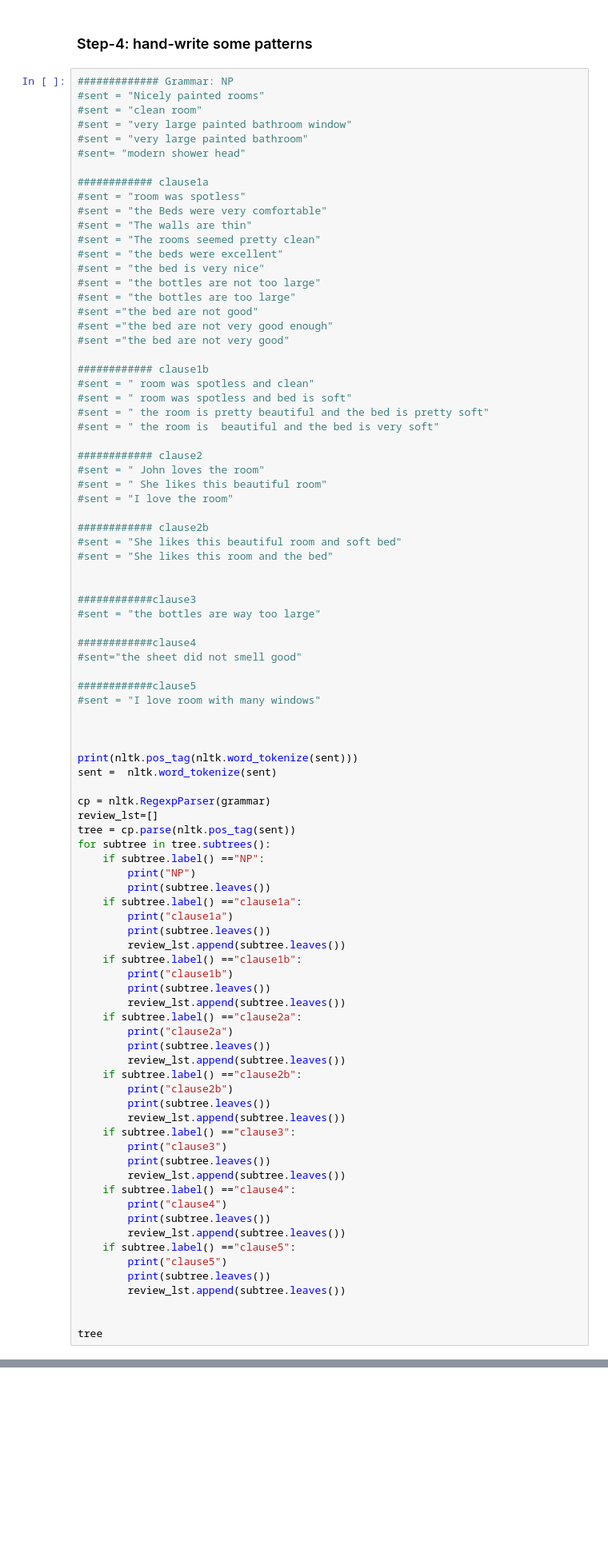
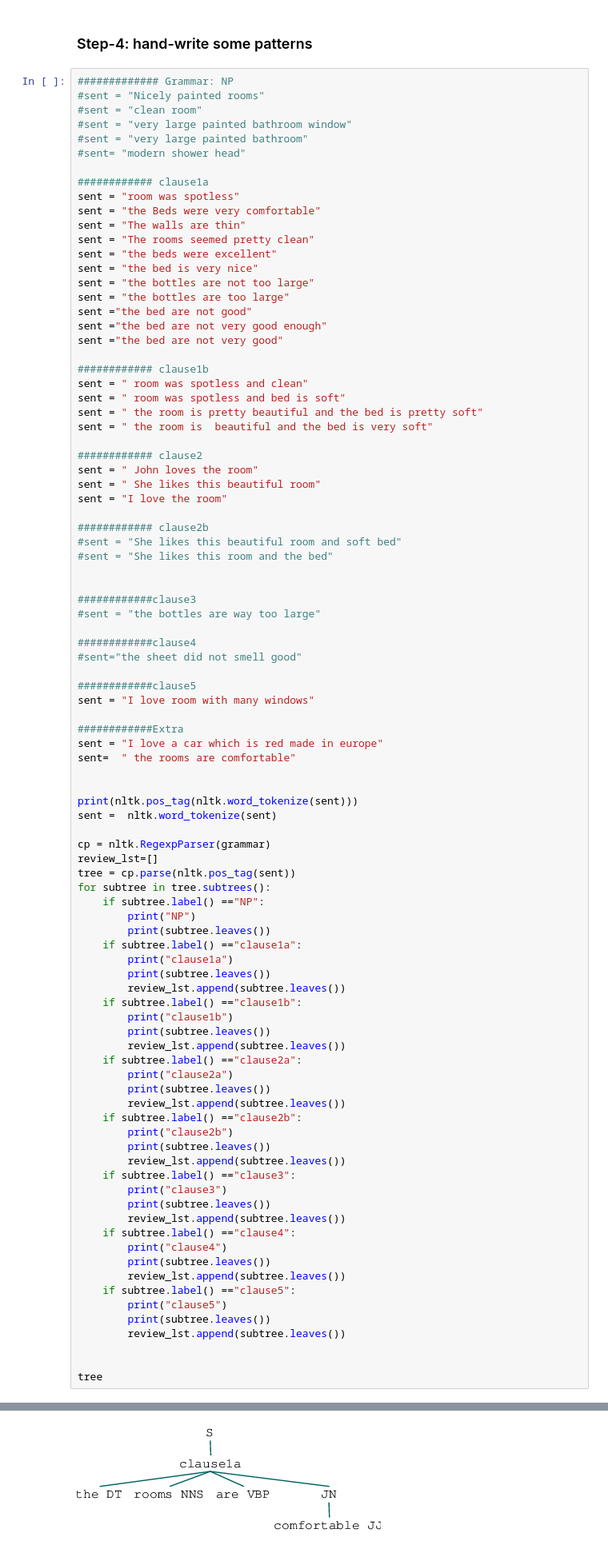
Before and after one commit to kyloop/CSC_594_AI_NLP, a Jupyter notebook: hw5_code-Copy4.ipynb, the cells around one changed output, grey strips where cells are left out. Shown: that part at 80% size. Cells and saved outputs as stored; diff of their text form; blank space fills up the shorter version.

```diff
--- a/hw5_code-Copy4.ipynb
+++ b/hw5_code-Copy4.ipynb
@@ -64,28 +68,28 @@ feature_lst = list(set(feature_lst))
 #sent= "modern shower head"
 
 ############ clause1a
-#sent = "room was spotless"
-#sent = "the Beds were very comfortable"
-#sent = "The walls are thin"
-#sent = "The rooms seemed pretty clean"
-#sent = "the beds were excellent"
-#sent = "the bed is very nice"
-#sent = "the bottles are not too large"
-#sent = "the bottles are too large"
-#sent ="the bed are not good"
-#sent ="the bed are not very good enough"
-#sent ="the bed are not very good"
+sent = "room was spotless"
+sent = "the Beds were very comfortable"
+sent = "The walls are thin"
+sent = "The rooms seemed pretty clean"
+sent = "the beds were excellent"
+sent = "the bed is very nice"
+sent = "the bottles are not too large"
+sent = "the bottles are too large"
+sent ="the bed are not good"
+sent ="the bed are not very good enough"
+sent ="the bed are not very good"
 
 ############ clause1b
-#sent = " room was spotless and clean"
-#sent = " room was spotless and bed is soft"
-#sent = " the room is pretty beautiful and the bed is pretty soft"
-#sent = " the room is  beautiful and the bed is very soft"
+sent = " room was spotless and clean"
+sent = " room was spotless and bed is soft"
+sent = " the room is pretty beautiful and the bed is pretty soft"
+sent = " the room is  beautiful and the bed is very soft"
 
 ############ clause2
-#sent = " John loves the room"
-#sent = " She likes this beautiful room"
-#sent = "I love the room"
+sent = " John loves the room"
+sent = " She likes this beautiful room"
+sent = "I love the room"
 
 ############ clause2b
 #sent = "She likes this beautiful room and soft bed"
@@ -99,8 +103,11 @@ feature_lst = list(set(feature_lst))
 #sent="the sheet did not smell good"
 
 ############clause5
-#sent = "I love room with many windows"
+sent = "I love room with many windows"
 
+############Extra
+sent = "I love a car which is red made in europe"
+sent=  " the rooms are comfortable"
 
 
 print(nltk.pos_tag(nltk.word_tokenize(sent)))
@@ -149,3 +158,4 @@ NameError: name 'sent' is not defined
+[figure, added]
 # %%
 #regex grammar
 grammar = r"""
```
Also changed, not shown: parts of 8 cells of this notebook, 2 other files.
